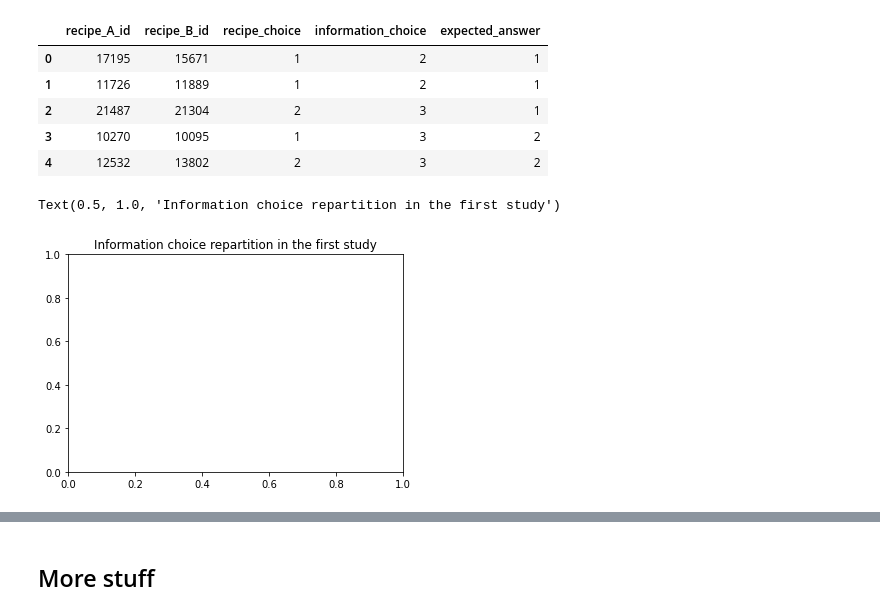
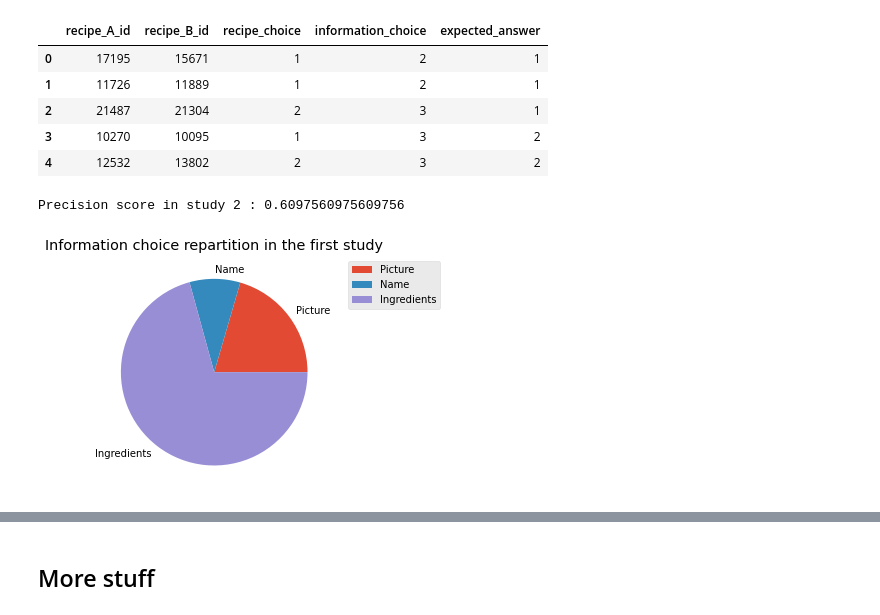
Before and after one commit to almehdiKrisni/Projet-RI-Recreation-Papier-Scientifique, a Jupyter notebook: dataAnalysis.ipynb, the cells around one changed output, grey strips where cells are left out. Saved outputs shown, nothing was run; the diff lists cells and outputs as text; code cells hidden in the pictures.

```diff
--- a/dataAnalysis.ipynb
+++ b/dataAnalysis.ipynb
@@ -109,0 +100,3 @@ showBar(df["number_ingredients"].tolist(), odds=True, title="Distribution of the
+# %%
+# Plot parameter (style)
+plt.style.use('ggplot')
@@ -201,18 +264,24 @@ study2res.head()
 | 2 | 21487 | 21304 | 2 | 3 | 1 |
 | 3 | 10270 | 10095 | 1 | 3 | 2 |
 | 4 | 12532 | 13802 | 2 | 3 | 2 |
+# %%
+# Number of correct answers
+ans2 = [a for a in study2res["recipe_choice"].tolist()]
+exp2 = [e for e in study2res["expected_answer"].tolist()]
+print("Precision score in study 2 :", sum([1 for i, j in zip(ans2, exp2) if i == j]) / len(ans2))
+# %% [output]
+Precision score in study 2 : 0.6097560975609756
 # %%
-# We check the repartition of information choice
+# We check the repartition of good answers
 # We get the values
 val2, counts2 = np.unique(study2res["information_choice"].tolist(), return_counts=True)
 val2 = [convertIndexChoice[i] for i in val2]
 
 # We plot the values
 plt.title("Information choice repartition in the first study")
 plt.pie(counts2, labels=val2)
-plt.legend()
-plt.savefig('bin/information_repartition_study2.png')
+plt.legend(bbox_to_anchor=(1.05, 1.0), loc='upper left')
+plt.savefig('bin/s2plot/information_repartition_study2.png', bbox_inches='tight')
 plt.show()
 # %% [output]
-Text(0.5, 1.0, 'Information choice repartition in the first study')
-[figure, old version]
+[figure, new version]
```
Also changed, not shown: parts of 22 cells of this notebook, 2 other files.
